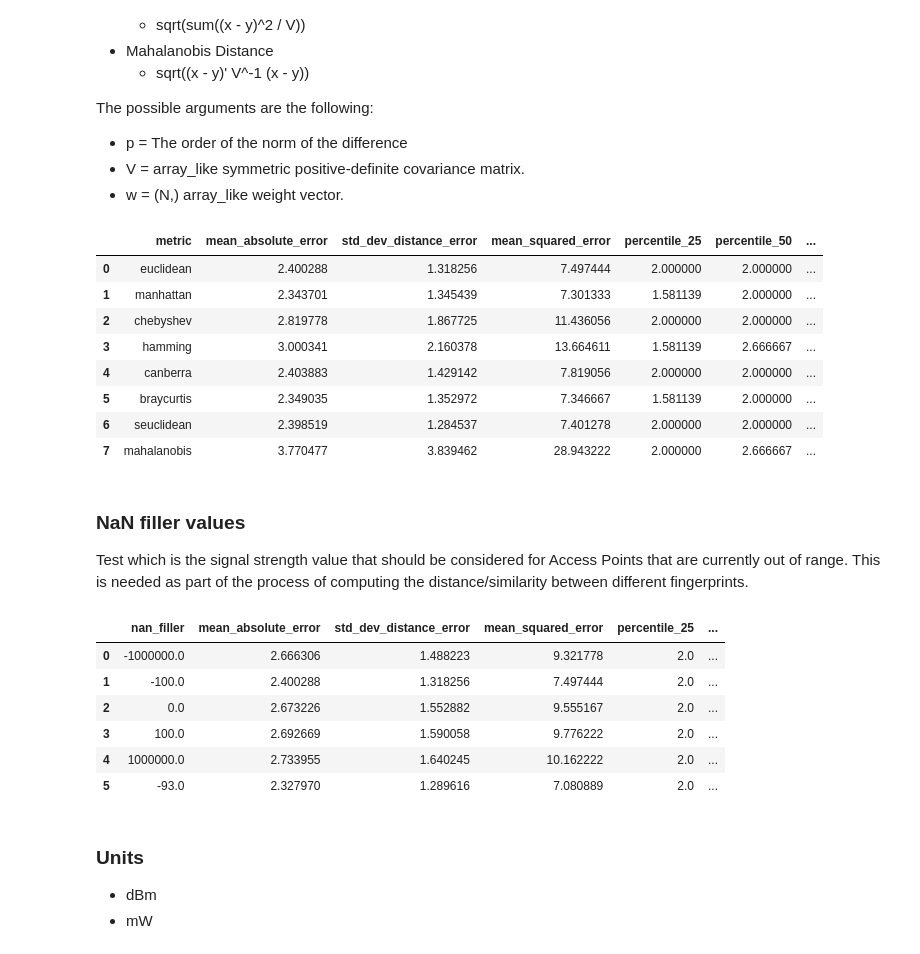
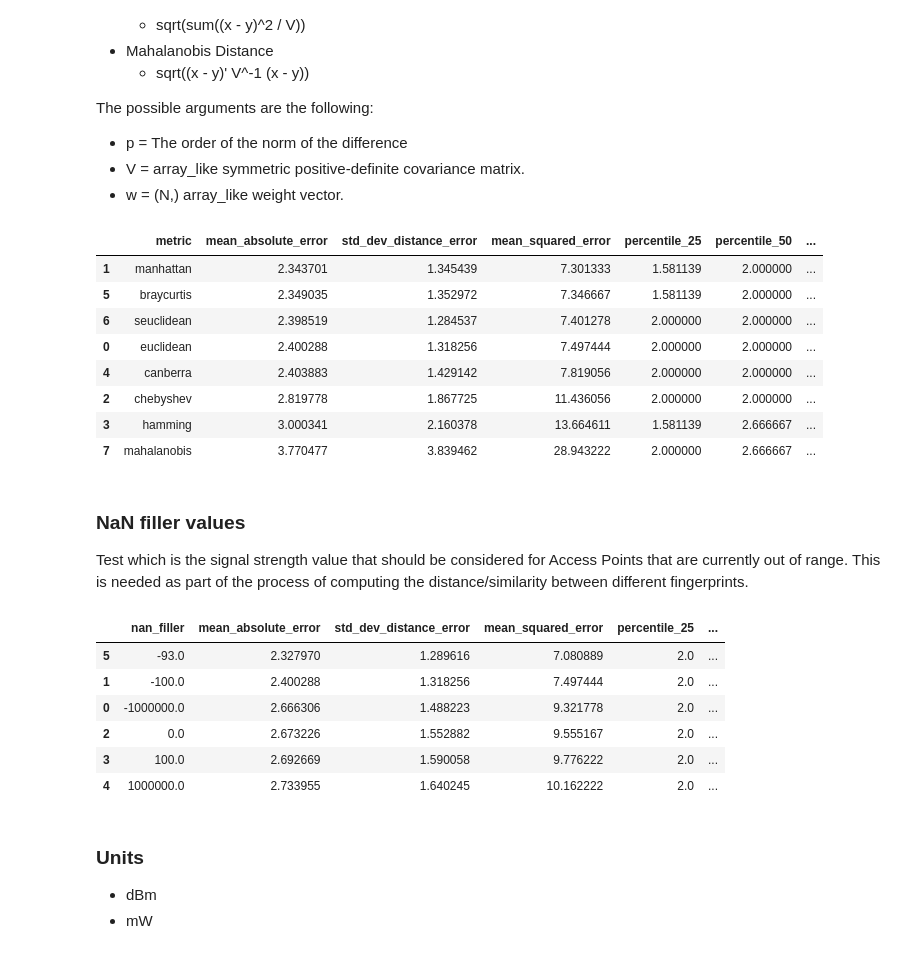
Before and after one commit to YanuX-Framework/YanuX-Cruncher, a Jupyter notebook: CruncherLab.ipynb, the cells around one changed output. Cells and saved outputs as stored; diff of their text form; code cells hidden in the pictures.

```diff
--- a/CruncherLab.ipynb
+++ b/CruncherLab.ipynb
@@ -12,6 +12,8 @@ from sklearn import preprocessing
 from yanux.cruncher.model.loader import JsonLoader
 from yanux.cruncher.model.wifi import WifiLogs
 from yanux.cruncher.ml.experiments import *
+
+pd.set_option('display.max_rows', 10000)
 # %% [markdown]
 ## Initialize Input & Output Data Directories and other parameters ##
 # %%
@@ -162,11 +195,12 @@ for k in n_neighbors:
                                                      weights=weights,
                                                      metric=metric,
                                                      test_data=curr_test_data))
-    curr_metrics["k"] = "k="+str(k)
+    curr_metrics["k"] = k
     metrics.append(curr_metrics)
 
 cols = ["k"] + list(curr_metrics.keys())[:-1]
 metrics_table = pd.DataFrame(metrics, columns=cols)
-metrics_table
+metrics_table.to_csv("metrics-n_neighbors.csv")
+metrics_table.sort_values(cols[1:])
 # %% [output]
 |  | k | mean_absolute_error | std_dev_distance_error | mean_squared_error | percentile_25 | percentile_50 | ... |
@@ -247,41 +282,42 @@ metric=["euclidean","manhattan", "chebyshev",
         "hamming", "canberra", "braycurtis",
         "seuclidean", "mahalanobis"]
 nan_filler=-100
 
 curr_data = data_scenarios["full_data"].fillna(nan_filler)
 curr_test_data = test_data_scenarios["full_data"].fillna(nan_filler)
 
 # Just a metrics accumulator
 metrics = []
 for m in metric:
     if metric in ["mahalanobis", "seuclidean"]:
         metric_params = {'V': np.cov(curr_data[mac_addresses])}
     else:
         metric_params = None
     curr_metrics = experiment_metrics(knn_experiment(curr_data,
                                                      mac_addresses,
                                                      ["x", "y"],
                                                      algorithm="brute",
                                                      n_neighbors=n_neighbors,
                                                      weights=weights,
                                                      metric=m,
                                                      metric_params=metric_params,
                                                      test_data=curr_test_data))
     curr_metrics["metric"] = m
     metrics.append(curr_metrics)
 
 cols = ["metric"] + list(curr_metrics.keys())[:-1]
 metrics_table = pd.DataFrame(metrics, columns=cols)
-metrics_table
+metrics_table.to_csv("metrics-metric.csv")
+metrics_table.sort_values(cols[1:])
 # %% [output]
 |  | metric | mean_absolute_error | std_dev_distance_error | mean_squared_error | percentile_25 | percentile_50 | ... |
+| 1 | manhattan | 2.343701 | 1.345439 | 7.301333 | 1.581139 | 2.000000 | ... |
+| 5 | braycurtis | 2.349035 | 1.352972 | 7.346667 | 1.581139 | 2.000000 | ... |
+| 6 | seuclidean | 2.398519 | 1.284537 | 7.401278 | 2.000000 | 2.000000 | ... |
 | 0 | euclidean | 2.400288 | 1.318256 | 7.497444 | 2.000000 | 2.000000 | ... |
-| 1 | manhattan | 2.343701 | 1.345439 | 7.301333 | 1.581139 | 2.000000 | ... |
+| 4 | canberra | 2.403883 | 1.429142 | 7.819056 | 2.000000 | 2.000000 | ... |
 | 2 | chebyshev | 2.819778 | 1.867725 | 11.436056 | 2.000000 | 2.000000 | ... |
 | 3 | hamming | 3.000341 | 2.160378 | 13.664611 | 1.581139 | 2.666667 | ... |
-| 4 | canberra | 2.403883 | 1.429142 | 7.819056 | 2.000000 | 2.000000 | ... |
-| 5 | braycurtis | 2.349035 | 1.352972 | 7.346667 | 1.581139 | 2.000000 | ... |
-| 6 | seuclidean | 2.398519 | 1.284537 | 7.401278 | 2.000000 | 2.000000 | ... |
 | 7 | mahalanobis | 3.770477 | 3.839462 | 28.943222 | 2.000000 | 2.666667 | ... |
 # %% [markdown]
 ### NaN filler values ###
@@ -312,15 +348,16 @@ for nf in nan_filler:
 
 cols = ["nan_filler"] + list(curr_metrics.keys())[:-1]
 metrics_table = pd.DataFrame(metrics, columns=cols)
-metrics_table
+metrics_table.to_csv("metrics-nan_filler.csv")
+metrics_table.sort_values(cols[1:])
 # %% [output]
 |  | nan_filler | mean_absolute_error | std_dev_distance_error | mean_squared_error | percentile_25 | ... |
+| 5 | -93.0 | 2.327970 | 1.289616 | 7.080889 | 2.0 | ... |
+| 1 | -100.0 | 2.400288 | 1.318256 | 7.497444 | 2.0 | ... |
 | 0 | -1000000.0 | 2.666306 | 1.488223 | 9.321778 | 2.0 | ... |
-| 1 | -100.0 | 2.400288 | 1.318256 | 7.497444 | 2.0 | ... |
 | 2 | 0.0 | 2.673226 | 1.552882 | 9.555167 | 2.0 | ... |
 | 3 | 100.0 | 2.692669 | 1.590058 | 9.776222 | 2.0 | ... |
 | 4 | 1000000.0 | 2.733955 | 1.640245 | 10.162222 | 2.0 | ... |
-| 5 | -93.0 | 2.327970 | 1.289616 | 7.080889 | 2.0 | ... |
 # %% [markdown]
 ### Units ###
 - dBm
```
Also changed, not shown: parts of 20 cells of this notebook, 2 other files.
